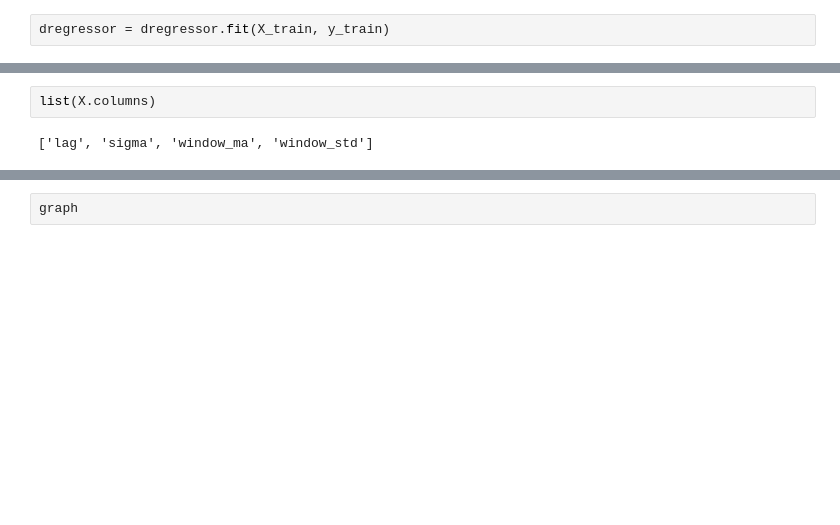
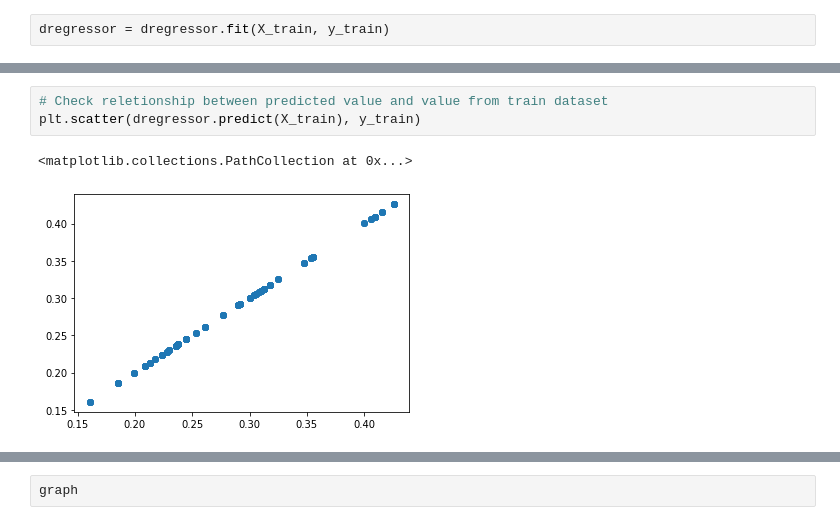
Before and after one commit to sergio12S/mean-reversing-bitcoin, a Jupyter notebook: dt_ml.ipynb, the cells around one changed output, grey strips where cells are left out. Saved outputs shown, nothing was run; the diff lists cells and outputs as text; blank space fills up the shorter version.

```diff
--- a/dt_ml.ipynb
+++ b/dt_ml.ipynb
@@ -59,4 +35,6 @@ fig.savefig('tree_plot.png')
-# %%
-list(X.columns)
-# %% [output]
-['lag', 'sigma', 'window_ma', 'window_std']
+# %%
+# Check reletionship between predicted value and value from train dataset
+plt.scatter(dregressor.predict(X_train), y_train)
+# %% [output]
+<matplotlib.collections.PathCollection at 0x...>
+[figure, added]
```
Also changed, not shown: parts of 7 cells of this notebook, 4 other files.
